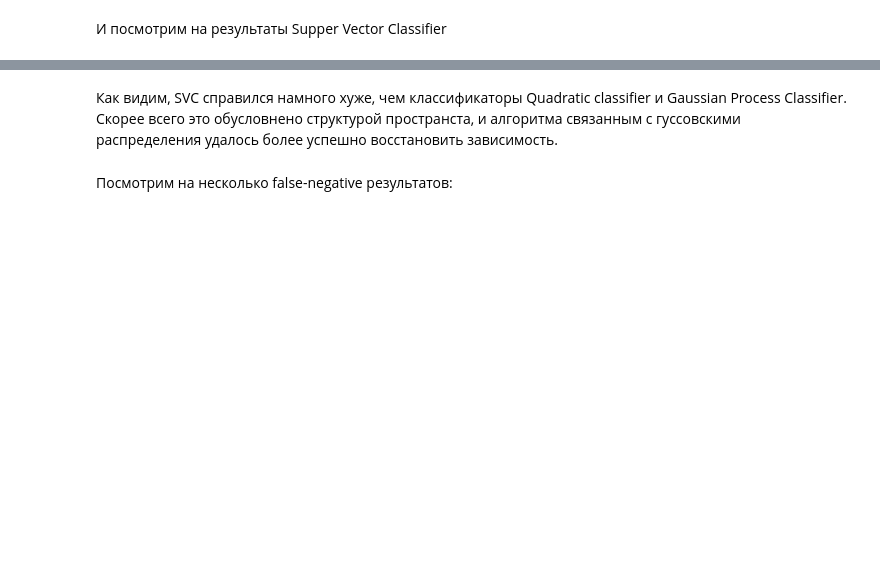
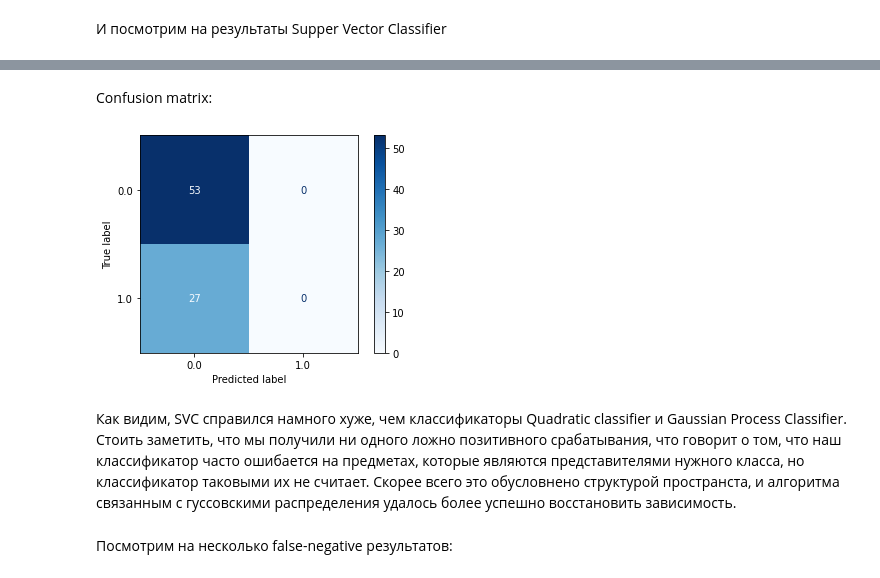
Before and after one commit to nevec/cvpr3, a Jupyter notebook: CV_lab3.ipynb, the cells around one changed output, grey strips where cells are left out. Saved outputs shown, nothing was run; the diff lists cells and outputs as text; code cells hidden in the pictures; blank space fills up the shorter version.

```diff
--- a/CV_lab3.ipynb
+++ b/CV_lab3.ipynb
@@ -393,6 +384,12 @@ False negative score = 31
 False positive score = 0
+# %% [markdown]
+Confusion matrix:
+# %%
+plot_confusion_matrix(svc_clf, x_test_vec_sift, y_test, cmap=plt.cm.Blues);
+# %% [output]
+[figure, added]
 # %% [markdown]
-Как видим, SVC справился намного хуже, чем классификаторы Quadratic classifier и Gaussian Process Classifier. Скорее всего это обусловнено структурой пространста, и алгоритма связанным с гуссовскими распределения удалось более успешно восстановить зависимость.
+Как видим, SVC справился намного хуже, чем классификаторы Quadratic classifier и Gaussian Process Classifier. Стоить заметить, что мы получили ни одного ложно позитивного срабатывания, что говорит о том, что наш классификатор часто ошибается на предметах, которые являются представителями нужного класса, но классификатор таковыми их не считает. Скорее всего это обусловнено структурой пространста, и алгоритма связанным с гуссовскими распределения удалось более успешно восстановить зависимость.
 # %% [markdown]
 Посмотрим на несколько false-negative результатов:
 # %%
```
Also changed, not shown: parts of 138 cells of this notebook.
